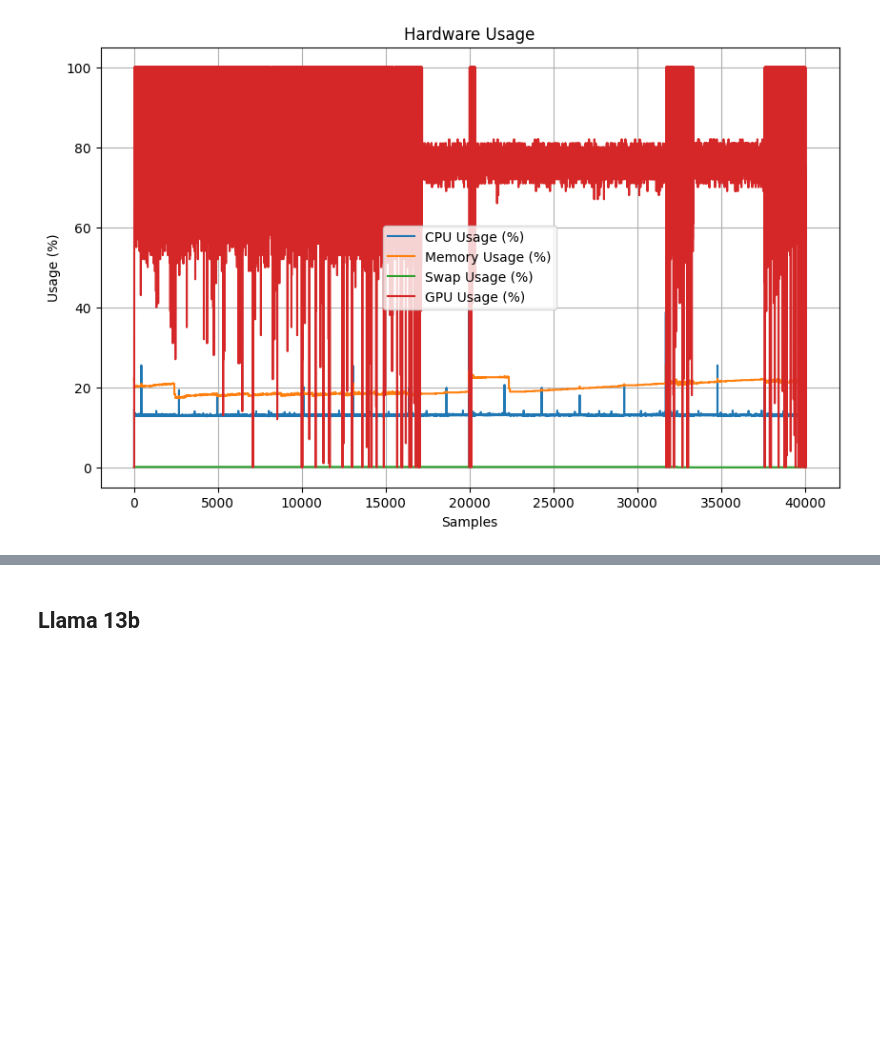
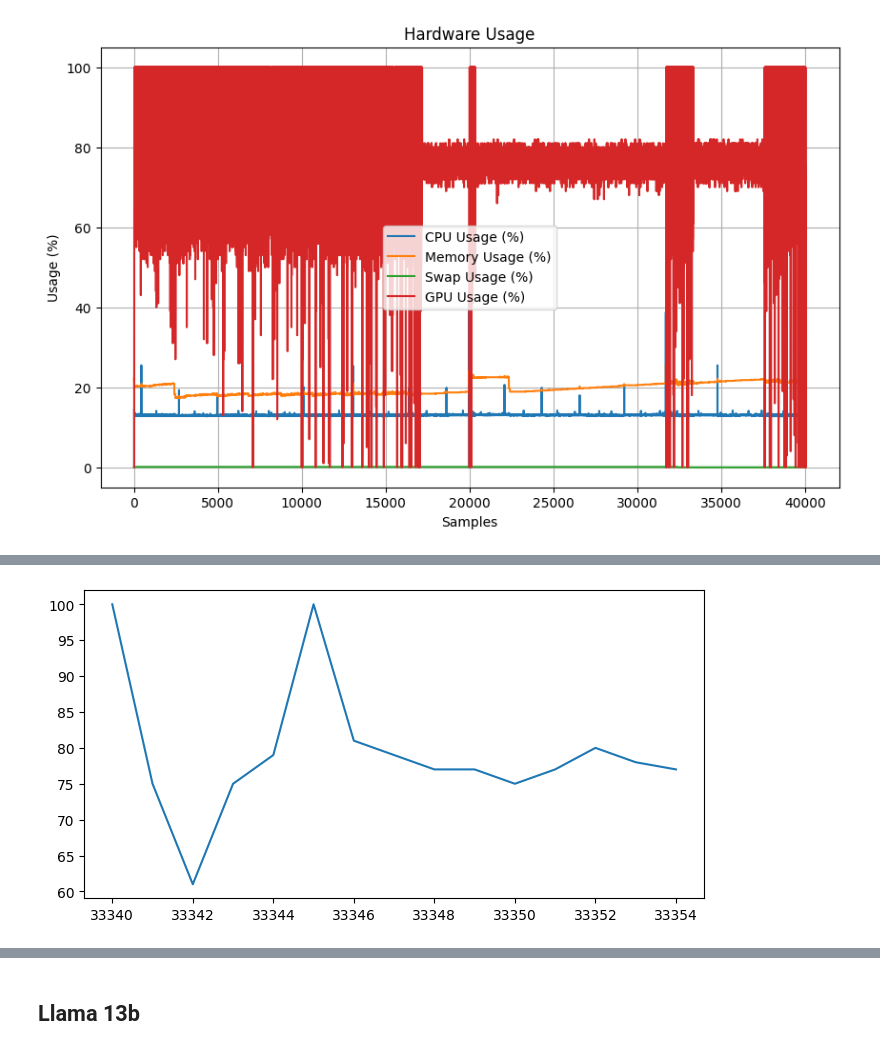
Before and after one commit to mxrio/llm_alignment-dpo, a Jupyter notebook: prepare_annodated_data.ipynb, the cells around one changed output, grey strips where cells are left out. Cells and saved outputs as stored; diff of their text form; code cells hidden in the pictures; blank space fills up the shorter version.

Commit message:
cleaned measurement logs

```diff
--- a/prepare_annodated_data.ipynb
+++ b/prepare_annodated_data.ipynb
@@ -193,0 +210,15 @@ plt.show()
+# %%
+df_sample = measurement_log_7b_raw.copy().reset_index(drop=True)
+df_sample = df_sample[33340:33355]
+
+df_sample = df_sample.drop(columns=['Timestamp'])
+
+# Plotting
+plt.figure(figsize=(8, 4))
+plt.plot(df_sample.index, df_sample['GPU Usage (%)'], label='GPU Usage (%)')
+
+
+# Show plot
+plt.show()
+# %% [output]
+[figure, added]
```
Also changed, not shown: parts of 24 cells of this notebook, 5 other files.
